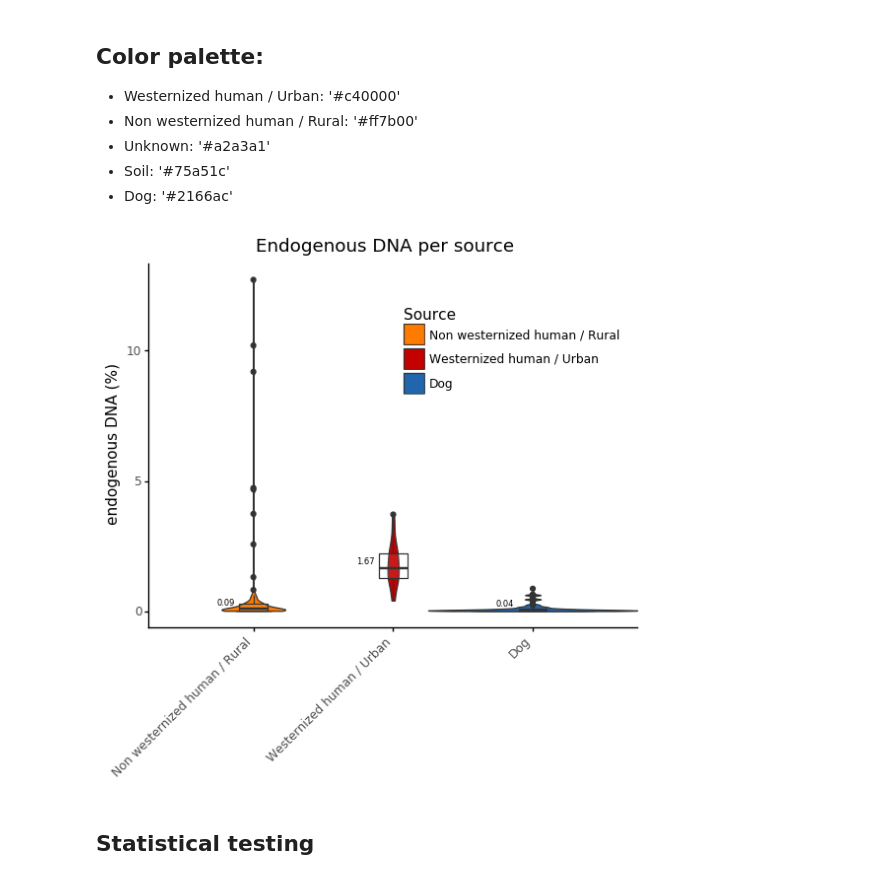
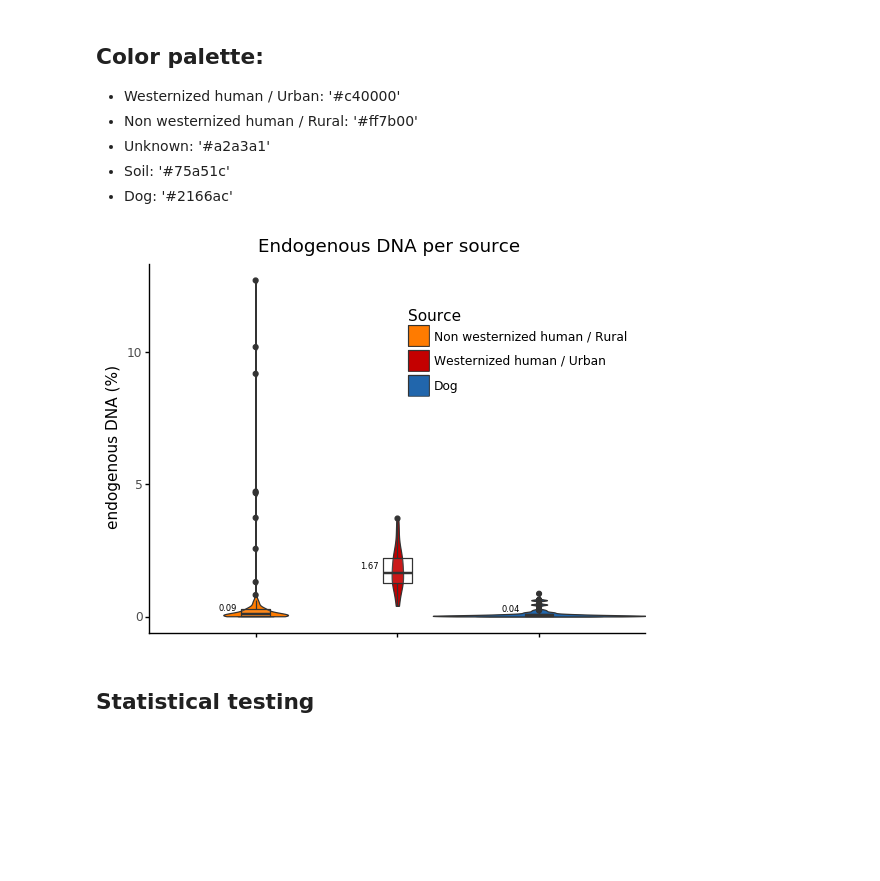
Before and after one commit to maxibor/coproid-article, a Jupyter notebook: figures/figure2/figure2.ipynb, the cells around one changed output. Drawn from its saved outputs; the diff is of its cells as text; code cells hidden in the pictures; blank space fills up the shorter version.

```diff
--- a/figures/figure2/figure2.ipynb
+++ b/figures/figure2/figure2.ipynb
@@ -296,16 +296,17 @@ endo_median
 # %%
 p = ggplot(endo, aes(x="organism", y="percentage_endo")) + geom_violin(aes(fill="organism"))
 p = p + geom_violin(aes(fill='organism'), width=1.5)
 p = p + geom_boxplot(alpha=0.1, width=0.2)
 p = p + geom_text(data = endo_median, mapping = aes(x='organism',y='percentage_endo',label='percentage_endo'), size = 6, nudge_x=-0.2, nudge_y=0.25)
 # p = p + geom_dotplot(aes(fill='organism'),binaxis='y', stackdir='center', binwidth=0.05, alpha=0.2, stackratio = 0.4)
 p = p + labs(title = 'Endogenous DNA per source', subtitle = "A subtitle",x = '', y='endogenous DNA (%)')
-p = p + theme_classic() + theme(legend_position = (0.7,0.7), axis_text_x=element_text(angle=45, hjust=1))
+# p = p + theme_classic() + theme(legend_position = (0.7,0.7), axis_text_x=element_text(angle=45, hjust=1))
+p = p + theme_classic() + theme(legend_position = (0.7,0.7), axis_text_x=element_blank())
 p = p + scale_fill_manual(name = "Source", values = {"Dog":"#2166ac","Non westernized human / Rural":"#ff7b00","Westernized human / Urban":"#c40000"})
 p.draw()
 p.save('results/figure2.png', dpi=300)
 # %% [output]
-[figure, old version]
+[figure, new version]
 # %% [markdown]
 ## Statistical testing
 # %%
```
Also changed, not shown: 11 other files.
